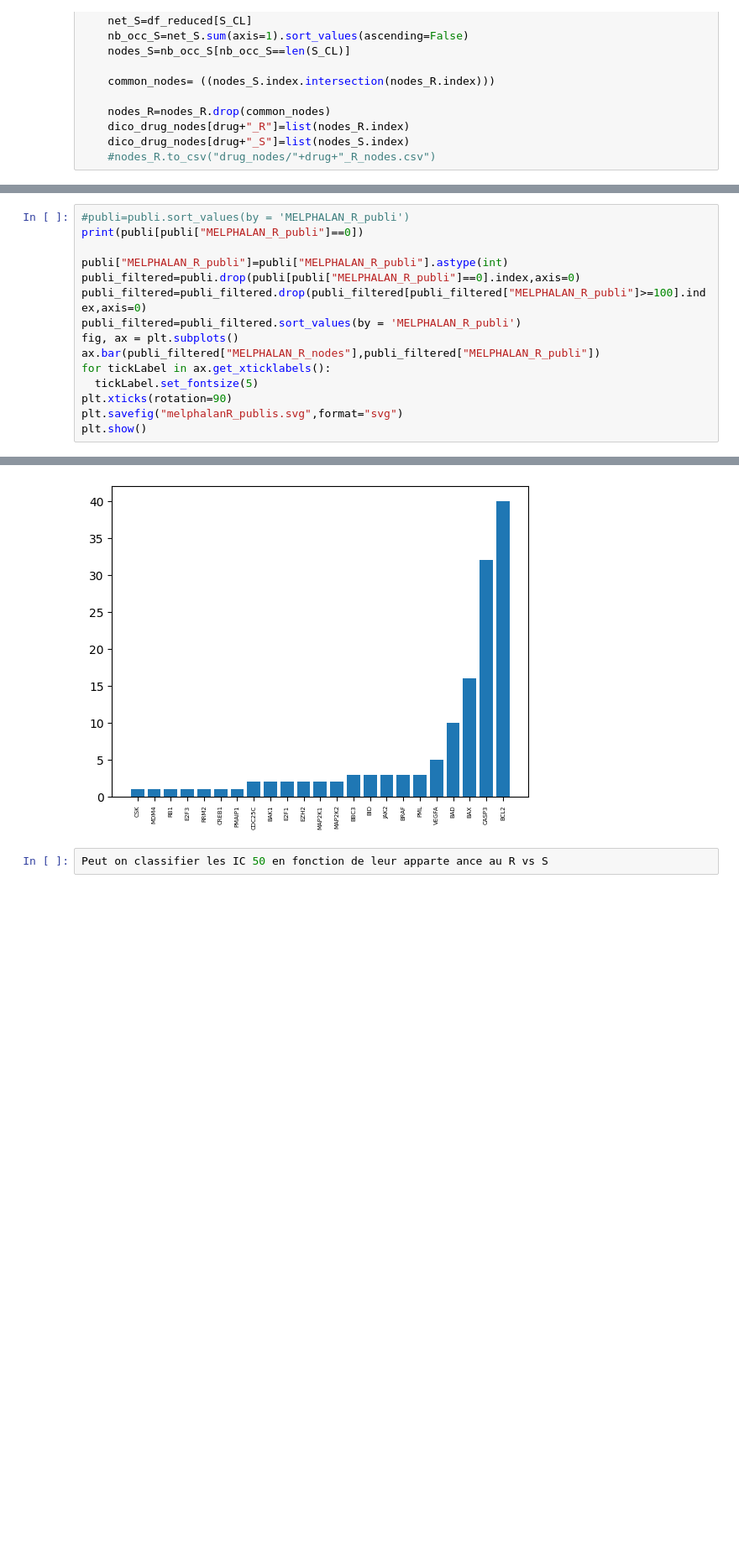
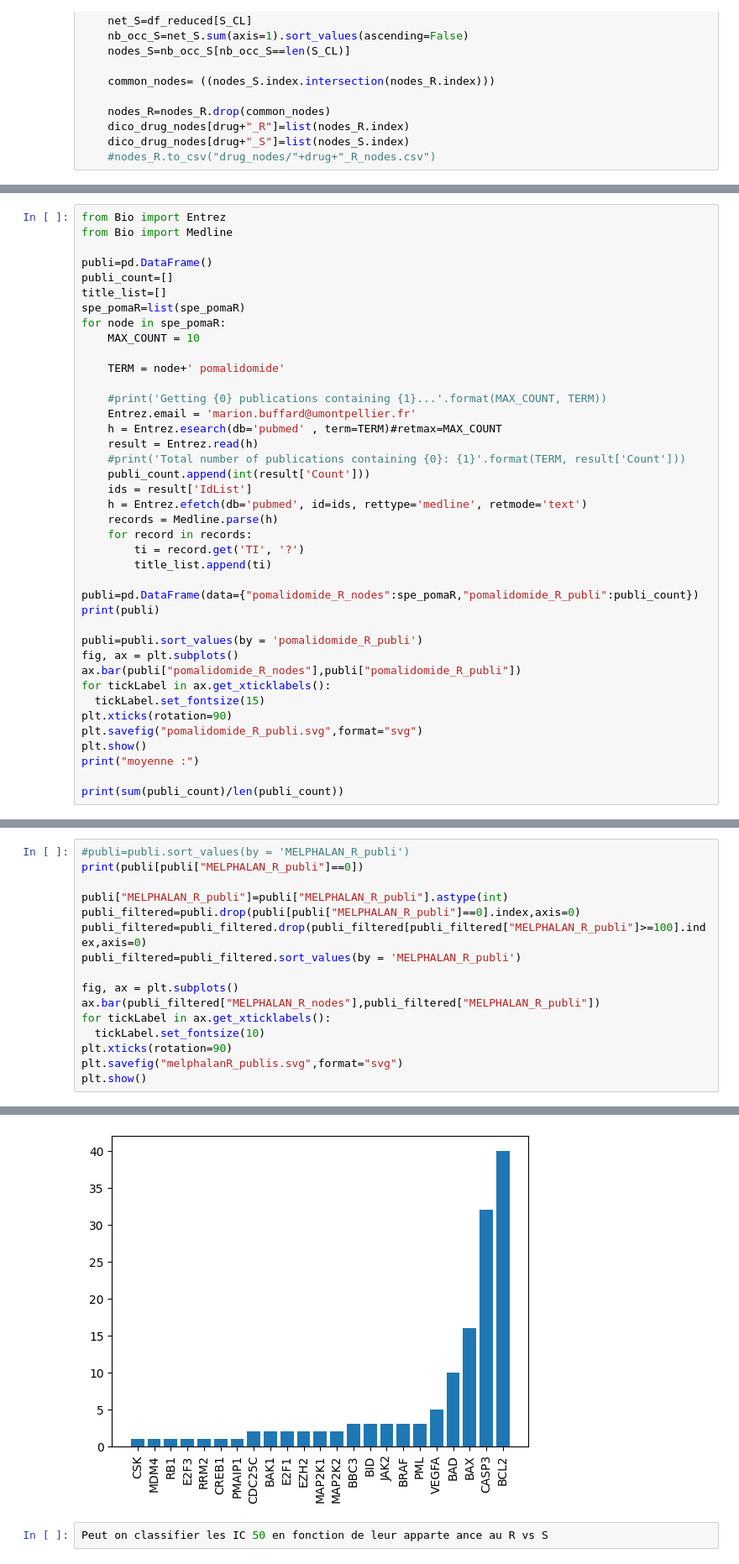
Before and after one commit to mbuffard/Projet_myelome, a Jupyter notebook: analyse_networks.ipynb, the cells around one changed output, grey strips where cells are left out. Shown at 84% size. Cells and saved outputs as stored; diff of their text form; blank space fills up the shorter version.

Commit message:
poma vs lena and publication

```diff
--- a/analyse_networks.ipynb
+++ b/analyse_networks.ipynb
@@ -556,0 +658,40 @@ print(set(df_pomalidomide_S["nodes"]).intersection(set(df_lenalidomide_R["nodes"
+# %%
+from Bio import Entrez
+from Bio import Medline
+
+publi=pd.DataFrame()
+publi_count=[]
+title_list=[]
+spe_pomaR=list(spe_pomaR)
+for node in spe_pomaR:
+    MAX_COUNT = 10
+
+    TERM = node+' pomalidomide'
+
+    #print('Getting {0} publications containing {1}...'.format(MAX_COUNT, TERM))
+    Entrez.email = 'marion.buffard@umontpellier.fr'
+    h = Entrez.esearch(db='pubmed' , term=TERM)#retmax=MAX_COUNT
+    result = Entrez.read(h)
+    #print('Total number of publications containing {0}: {1}'.format(TERM, result['Count']))
+    publi_count.append(int(result['Count']))
+    ids = result['IdList']
+    h = Entrez.efetch(db='pubmed', id=ids, rettype='medline', retmode='text')
+    records = Medline.parse(h)
+    for record in records:
+        ti = record.get('TI', '?')
+        title_list.append(ti)
+
+publi=pd.DataFrame(data={"pomalidomide_R_nodes":spe_pomaR,"pomalidomide_R_publi":publi_count})
+print(publi)
+
+publi=publi.sort_values(by = 'pomalidomide_R_publi')
+fig, ax = plt.subplots()
+ax.bar(publi["pomalidomide_R_nodes"],publi["pomalidomide_R_publi"])
+for tickLabel in ax.get_xticklabels():
+  tickLabel.set_fontsize(15)
+plt.xticks(rotation=90)
+plt.savefig("pomalidomide_R_publi.svg",format="svg")
+plt.show()
+print("moyenne :")
+
+print(sum(publi_count)/len(publi_count))
@@ -634,35 +921,36 @@ print(publi)
 print(publi[publi["MELPHALAN_R_publi"]==0])
 
 publi["MELPHALAN_R_publi"]=publi["MELPHALAN_R_publi"].astype(int)
 publi_filtered=publi.drop(publi[publi["MELPHALAN_R_publi"]==0].index,axis=0)
 publi_filtered=publi_filtered.drop(publi_filtered[publi_filtered["MELPHALAN_R_publi"]>=100].index,axis=0)
 publi_filtered=publi_filtered.sort_values(by = 'MELPHALAN_R_publi')
+
 fig, ax = plt.subplots()
 ax.bar(publi_filtered["MELPHALAN_R_nodes"],publi_filtered["MELPHALAN_R_publi"])
 for tickLabel in ax.get_xticklabels():
-  tickLabel.set_fontsize(5)
+  tickLabel.set_fontsize(10)
 plt.xticks(rotation=90)
 plt.savefig("melphalanR_publis.svg",format="svg")
 plt.show()
 # %% [output]
    MELPHALAN_R_nodes  MELPHALAN_R_publi
 2              FOXO4                  0
 4              FOXO1                  0
 9               CREM                  0
 11             PRKCD                  0
 12            UBE2D1                  0
 13              RHOA                  0
 14            MAP3K4                  0
 18              SHC1                  0
 21              ARAF                  0
 22              RAF1                  0
 25              HSF1                  0
 ... (29 lines left out)
 63            PRKACA                  0
 64            MAP3K1                  0
 66              GRB2                  0
 68              E2F2                  0
-[figure, old version]
+[figure, new version]
 # %%
 Peut on classifier les IC 50 en fonction de leur apparte ance au R vs S
 # %%
```
Also changed, not shown: parts of 31 cells of this notebook.
